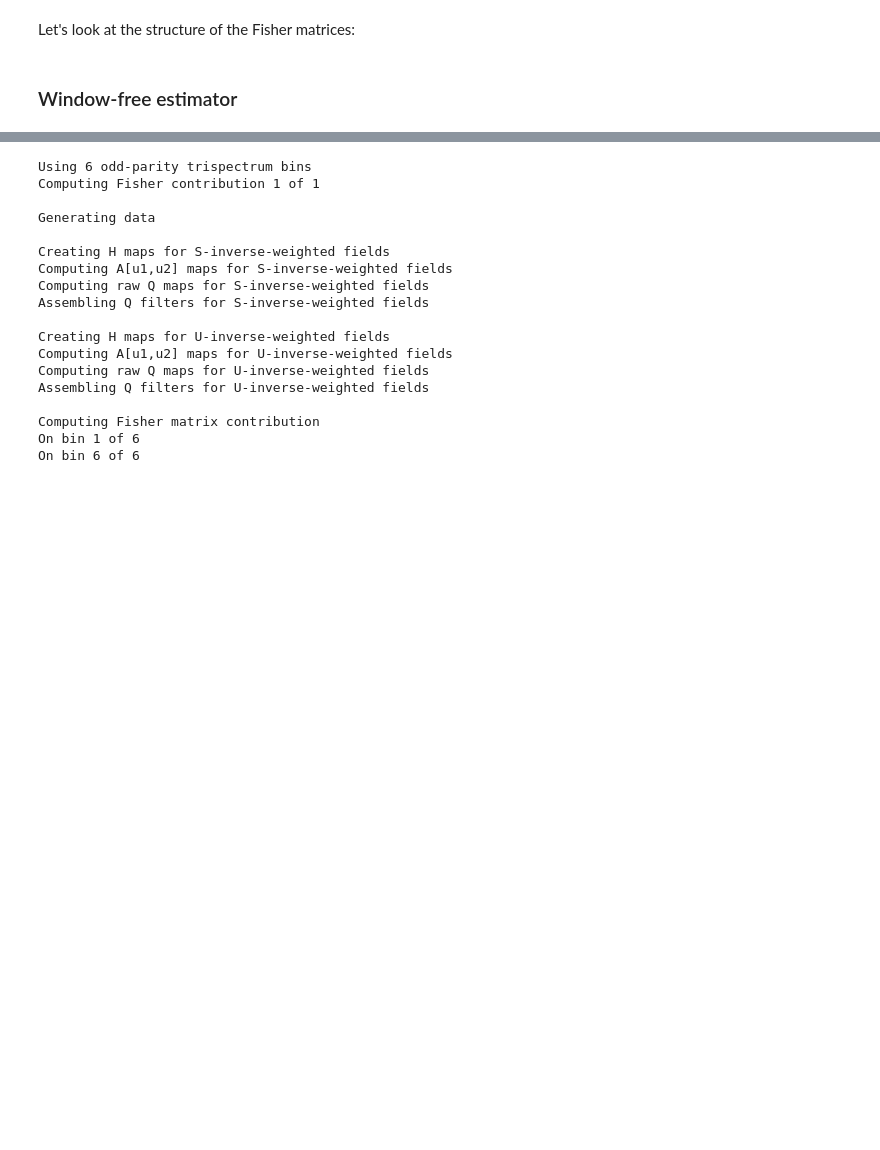
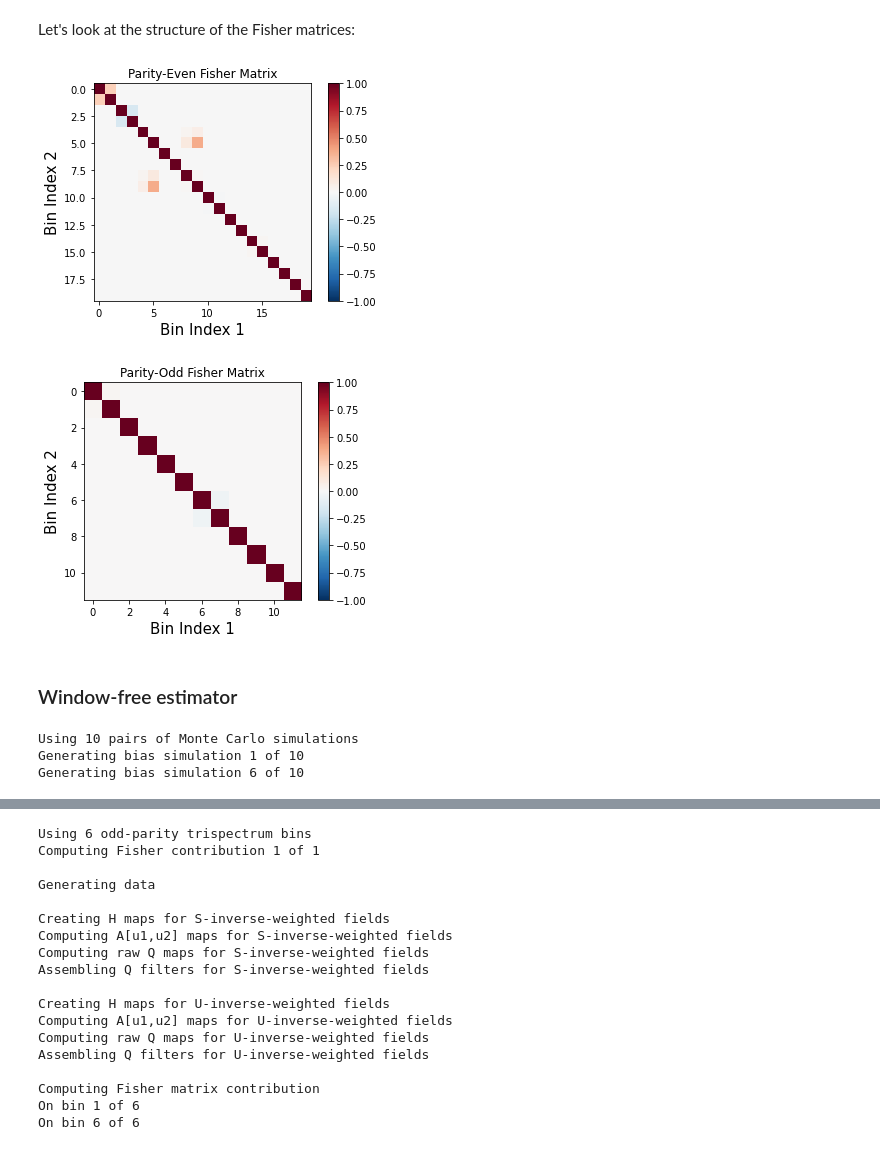
Before and after one commit to oliverphilcox/PolyBin, a Jupyter notebook: Tutorial.ipynb, the cells around one changed output, grey strips where cells are left out. Saved outputs shown, nothing was run; the diff lists cells and outputs as text; code cells hidden in the pictures; blank space fills up the shorter version.

```diff
--- a/Tutorial.ipynb
+++ b/Tutorial.ipynb
@@ -565,11 +612,29 @@ Let's look at the structure of the Fisher matrices:
 # %%
 for fish,name in zip([tspec.fish_ideal_even, tspec.fish_ideal_odd],['Even','Odd']):
     corr = fish/np.sqrt(np.outer(np.diag(fish),np.diag(fish)))
     plt.figure()
     plt.title(r'Parity-%s Fisher Matrix'%name)
-    v = 0.25
-    plt.imshow(corr-np.eye(len(corr)),vmax=v,vmin=-v,cmap=cm.RdBu_r)
+    v = 1
+    plt.imshow(corr,vmax=v,vmin=-v,cmap=cm.RdBu_r)
     plt.xlabel(r'Bin Index 1',fontsize=15)
     plt.ylabel(r'Bin Index 2',fontsize=15)
+    plt.colorbar();
+# %% [output]
+[figure, added]
+[figure, added]
 # %% [markdown]
 ### Window-free estimator
+# %%
+# Generate MC simulations for estimator numerator
+tspec.generate_sims(N_it,verb=True)
+
+# # Alternatively, read-in MC simulations created externally
+# alpha_sims = []
+# for ii in range(N_it):
+#     alpha = base.generate_data(seed=10000+ii)
+#     alpha_sims.append(alpha)
+# tspec.load_sims(alpha_sims, verb=True)
+# %% [output]
+Using 10 pairs of Monte Carlo simulations
+Generating bias simulation 1 of 10
+Generating bias simulation 6 of 10
```
Also changed, not shown: parts of 16 cells of this notebook, 1 other file.
